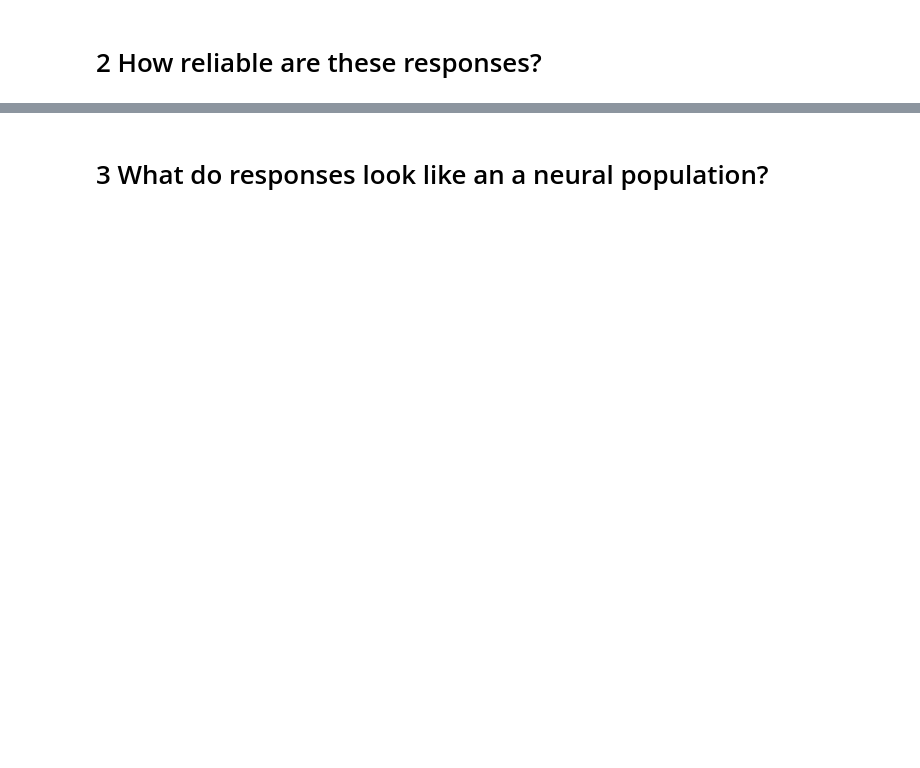
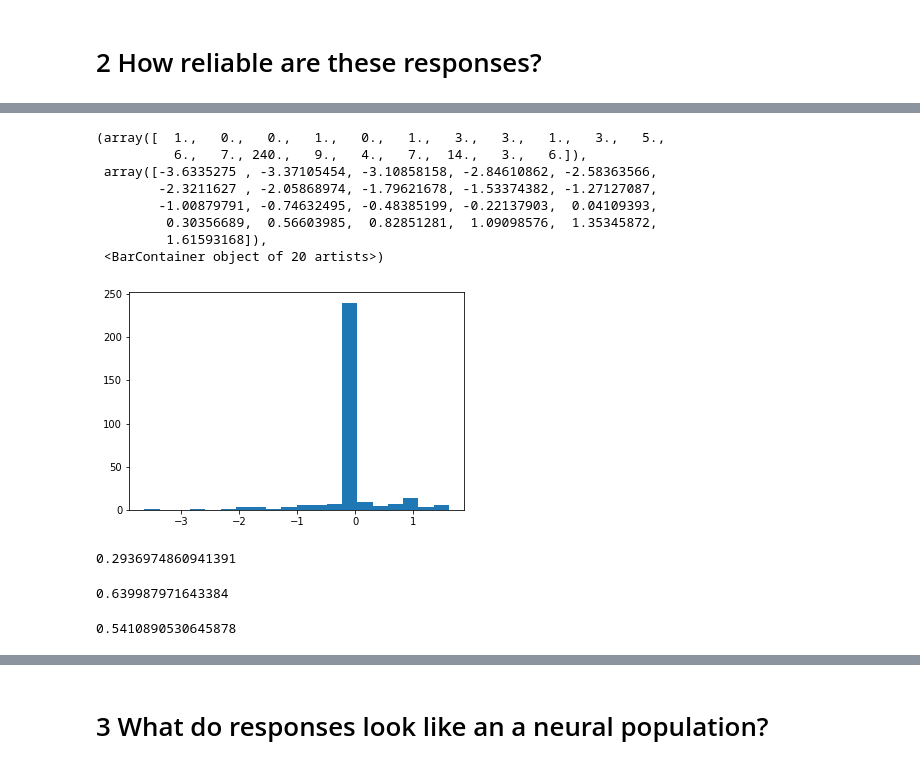
Before and after one commit to ryraut/swdb_2023, a Jupyter notebook: Day1/Day1WorkshopDraft.ipynb, the cells around one changed output, grey strips where cells are left out. Cells and saved outputs as stored; diff of their text form; code cells hidden in the pictures; blank space fills up the shorter version.

```diff
--- a/Day1/Day1WorkshopDraft.ipynb
+++ b/Day1/Day1WorkshopDraft.ipynb
@@ -420,0 +448,31 @@ Make a matrix that allows for looking at reliability, compute squared error.
+# %%
+prediction_aa = tuning_a[ix_a]
+# %%
+error = prediction_aa- mean_response_a
+fig,ax = plt.subplots()
+ax.hist(error,bins=20)
+# %% [output]
+(array([  1.,   0.,   0.,   1.,   0.,   1.,   3.,   3.,   1.,   3.,   5.,
+          6.,   7., 240.,   9.,   4.,   7.,  14.,   3.,   6.]),
+ array([-3.6335275 , -3.37105454, -3.10858158, -2.84610862, -2.58363566,
+        -2.3211627 , -2.05868974, -1.79621678, -1.53374382, -1.27127087,
+        -1.00879791, -0.74632495, -0.48385199, -0.22137903,  0.04109393,
+         0.30356689,  0.56603985,  0.82851281,  1.09098576,  1.35345872,
+         1.61593168]),
+ <BarContainer object of 20 artists>)
+[figure, added]
+# %%
+residuals_aa  =  np.mean((error)**2)
+residuals_aa
+# %% [output]
+0.2936974860941391
+# %%
+total_variance_aa = np.mean((mean_response_a-np.mean(mean_response_a))**2)
+total_variance_aa
+# %% [output]
+0.639987971643384
+# %%
+r2_aa = 1-residuals_aa/total_variance_aa
+r2_aa
+# %% [output]
+0.5410890530645878
```
Also changed, not shown: parts of 60 cells of this notebook, 7 other files.
